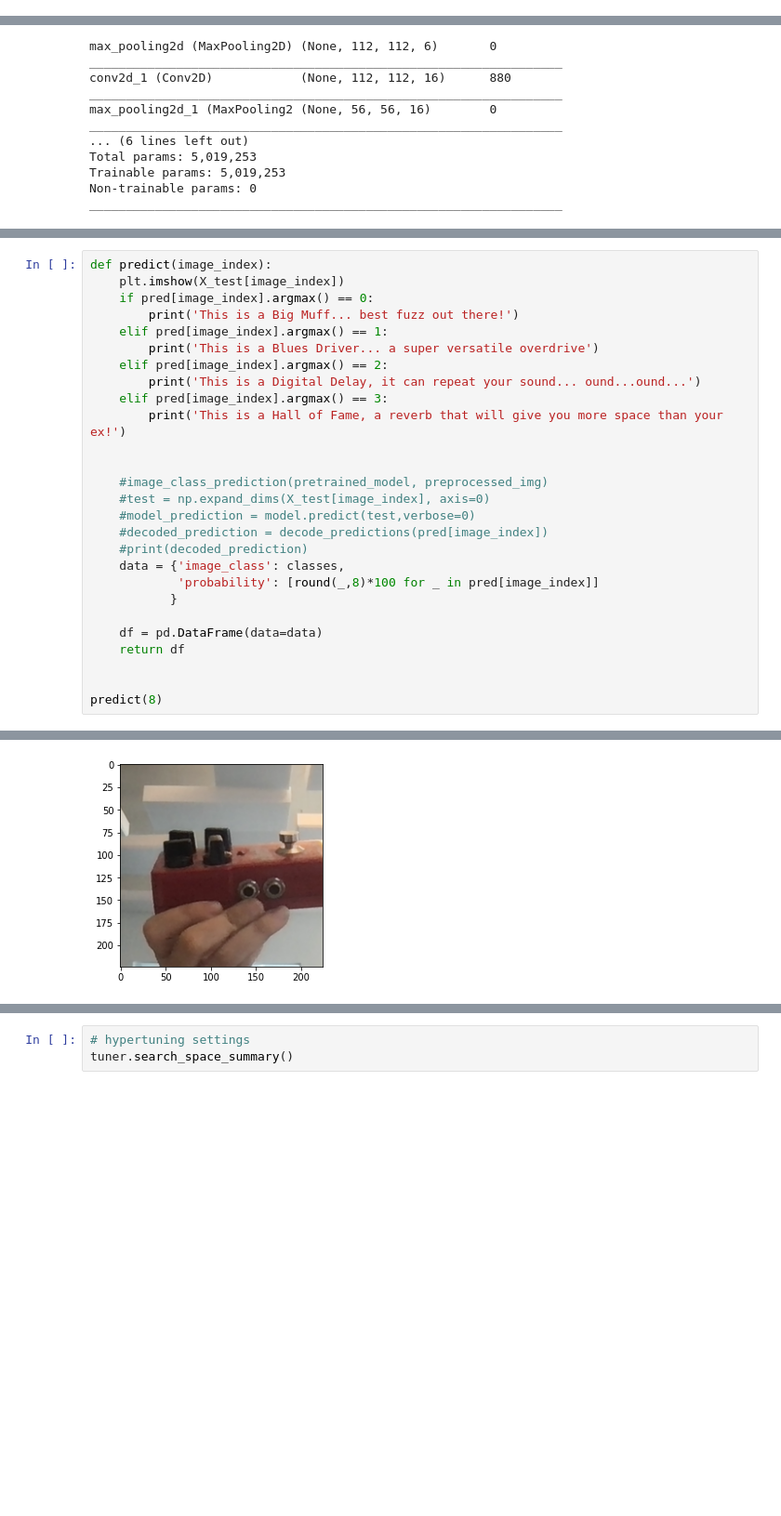
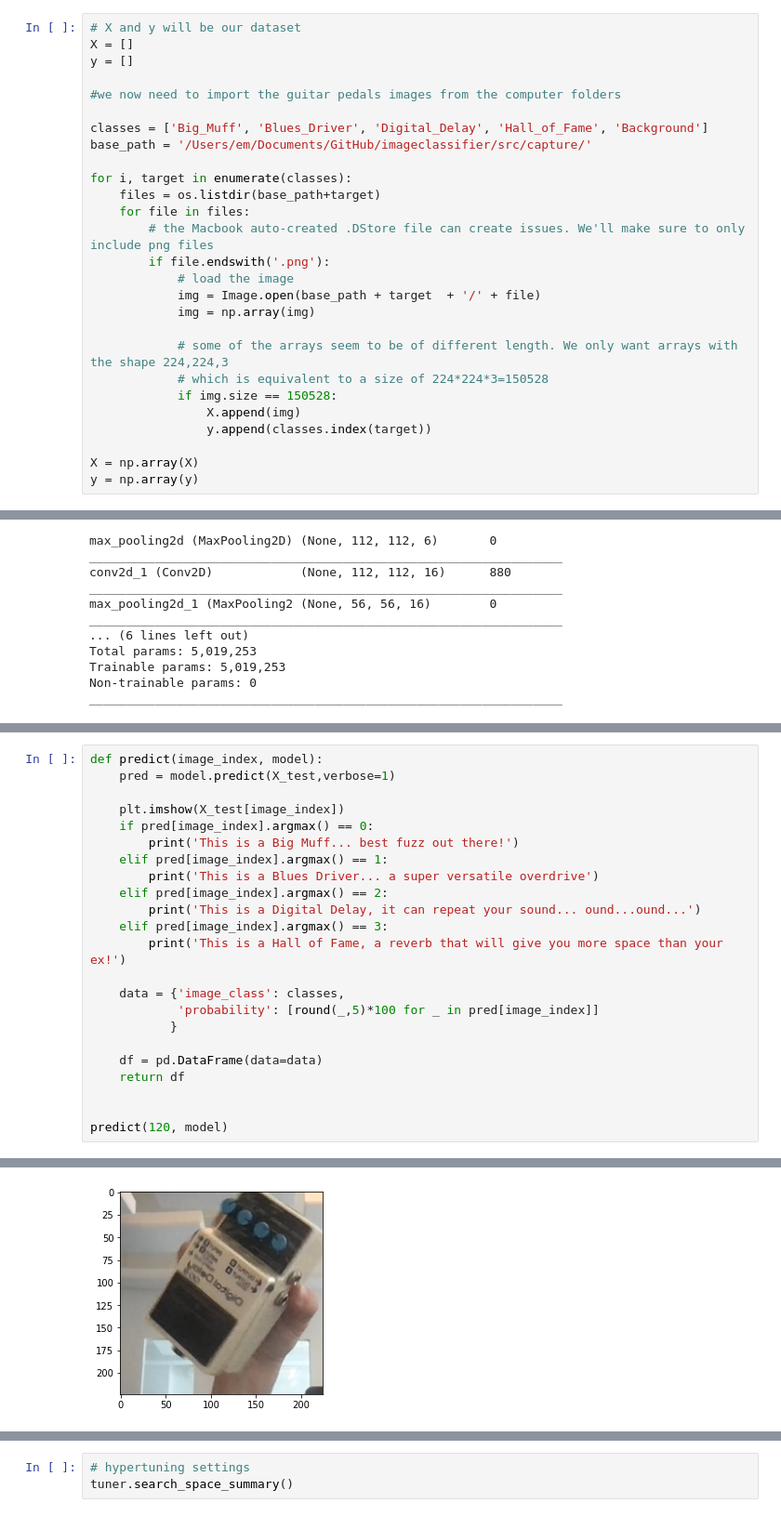
Before and after one commit to Kenoai/Spiced-Academy-Bootcamp, a Jupyter notebook: week_9/Project_9/Project_9.ipynb, the cells around one changed output, grey strips where cells are left out. Shown: that part at 93% size. Cells and saved outputs as stored; diff of their text form; blank space fills up the shorter version.

```diff
--- a/week_9/Project_9/Project_9.ipynb
+++ b/week_9/Project_9/Project_9.ipynb
@@ -65,0 +21,27 @@ print(y)
+# %%
+# X and y will be our dataset
+X = []
+y = []
+
+#we now need to import the guitar pedals images from the computer folders
+
+classes = ['Big_Muff', 'Blues_Driver', 'Digital_Delay', 'Hall_of_Fame', 'Background']
+base_path = '/Users/em/Documents/GitHub/imageclassifier/src/capture/'
+
+for i, target in enumerate(classes):
+    files = os.listdir(base_path+target)
+    for file in files:
+        # the Macbook auto-created .DStore file can create issues. We'll make sure to only include png files
+        if file.endswith('.png'):
+            # load the image
+            img = Image.open(base_path + target  + '/' + file)
+            img = np.array(img)
+
+            # some of the arrays seem to be of different length. We only want arrays with the shape 224,224,3
+            # which is equivalent to a size of 224*224*3=150528
+            if img.size == 150528:
+                X.append(img)
+                y.append(classes.index(target))
+
+X = np.array(X)
+y = np.array(y)
@@ -172,5 +193,7 @@ accuracy: 93.84%
 # %%
-def predict(image_index):
+def predict(image_index, model):
+    pred = model.predict(X_test,verbose=1)
+
     plt.imshow(X_test[image_index])
     if pred[image_index].argmax() == 0:
         print('This is a Big Muff... best fuzz out there!')
@@ -181,19 +204,13 @@ def predict(image_index):
     elif pred[image_index].argmax() == 3:
         print('This is a Hall of Fame, a reverb that will give you more space than your ex!')
 
-
-    #image_class_prediction(pretrained_model, preprocessed_img)
-    #test = np.expand_dims(X_test[image_index], axis=0)
-    #model_prediction = model.predict(test,verbose=0)
-    #decoded_prediction = decode_predictions(pred[image_index])
-    #print(decoded_prediction)
     data = {'image_class': classes,
-            'probability': [round(_,8)*100 for _ in pred[image_index]]
+            'probability': [round(_,5)*100 for _ in pred[image_index]]
            }
 
     df = pd.DataFrame(data=data)
     return df
 
 
-predict(8)
+predict(120, model)
 # %% [output]
@@ -206,2 +224,2 @@ This is a Hall of Fame, a reverb that will give you more space than your ex!
 | 4 | Background | 0.0 |
-[figure, old version]
+[figure, new version]
```
Also changed, not shown: parts of 32 cells of this notebook, 5 other files.
